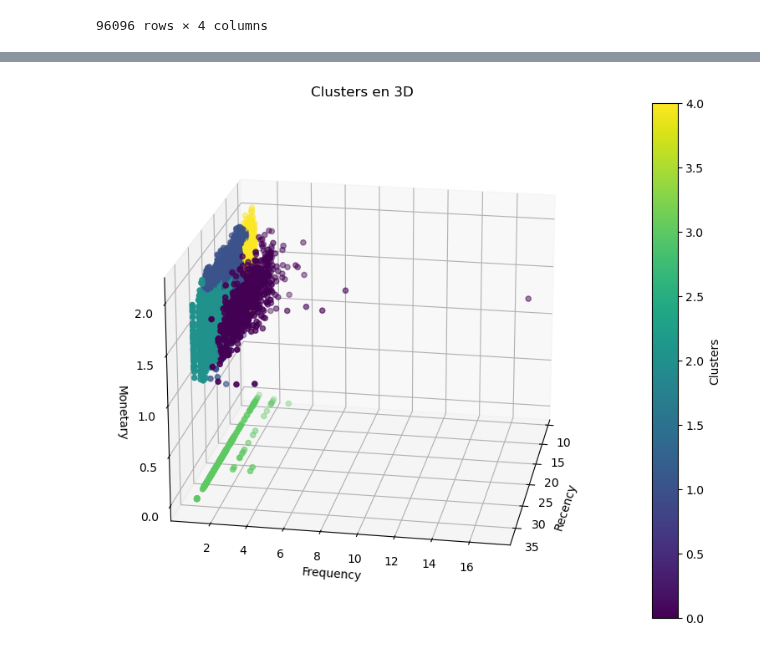
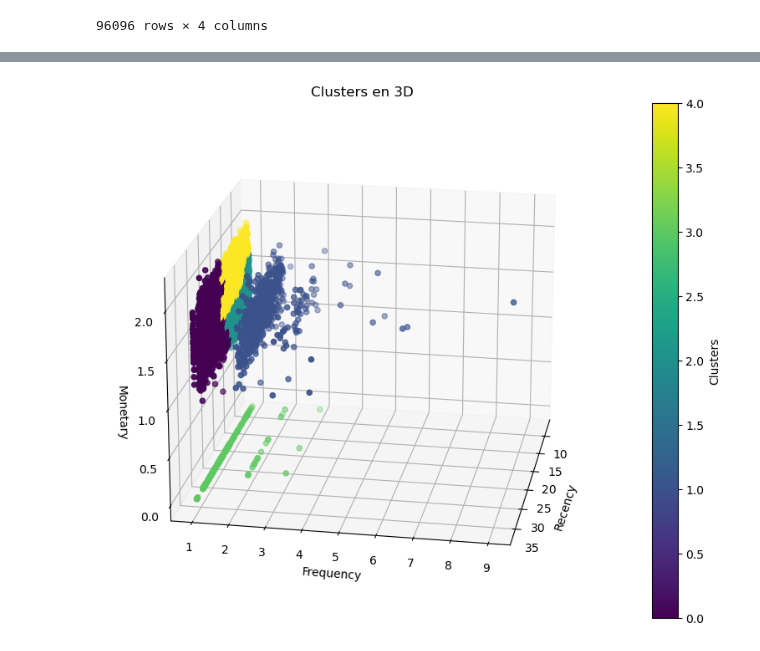
Before and after one commit to HaDock404/CustomerSegmentation, a Jupyter notebook: Notebook/3.CAH.ipynb, the cells around one changed output, grey strips where cells are left out. Saved outputs shown, nothing was run; the diff lists cells and outputs as text; code cells hidden in the pictures.

```diff
--- a/Notebook/3.CAH.ipynb
+++ b/Notebook/3.CAH.ipynb
@@ -186,4 +113,0 @@ clusters2a = CAH.fit_predict(X_norm2a)
-# %%
-clusters1b = CAH.fit_predict(X_norm1b)
-# %%
-clusters2b = CAH.fit_predict(X_norm2b)
@@ -199,0 +116,4 @@ df4['Cluster'] = clusters2b
+# %%
+scoring_time_start = time.time()
+clusters = CAH.fit_predict(X_norm)
+scoring_time_end = time.time()
@@ -199,0 +125,7 @@ df4['Cluster'] = clusters2b
+# %%
+y['Recency'] = X[:, 0]
+y['Frequency'] = X[:, 1]
+y['Monetary'] = X[:, 2]
+df_cluster = y.copy()
+df_cluster['Cluster'] = clusters
+df_cluster
@@ -200,20 +146,20 @@ df4['Cluster'] = clusters2b
 # %%
 from mpl_toolkits.mplot3d import Axes3D
 
 fig = plt.figure(figsize=(10, 8))
 ax = fig.add_subplot(111, projection='3d')
 
-scatter = ax.scatter(df1['Recency'], df1['Frequency'], df1['Monetary'], c=df1['Cluster'], cmap='viridis')
+scatter = ax.scatter(df_cluster['Recency'], df_cluster['Frequency'], df_cluster['Monetary'], c=df_cluster['Cluster'], cmap='viridis')
 
 fig.colorbar(scatter, ax=ax, label='Clusters')
 
 ax.set_xlabel('Recency')
 ax.set_ylabel('Frequency')
 ax.set_zlabel('Monetary')
 
 ax.view_init(azim=10, elev=20)
 
 plt.title('Clusters en 3D')
 plt.show()
 # %% [output]
-[figure, old version]
+[figure, new version]
```
Also changed, not shown: parts of 32 cells of this notebook, 7 other files.
